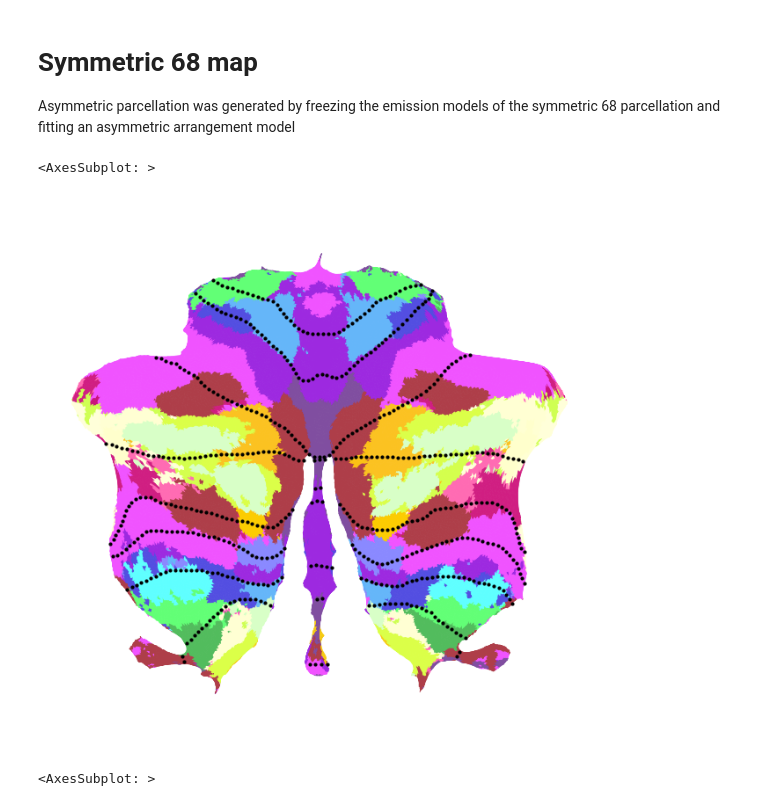
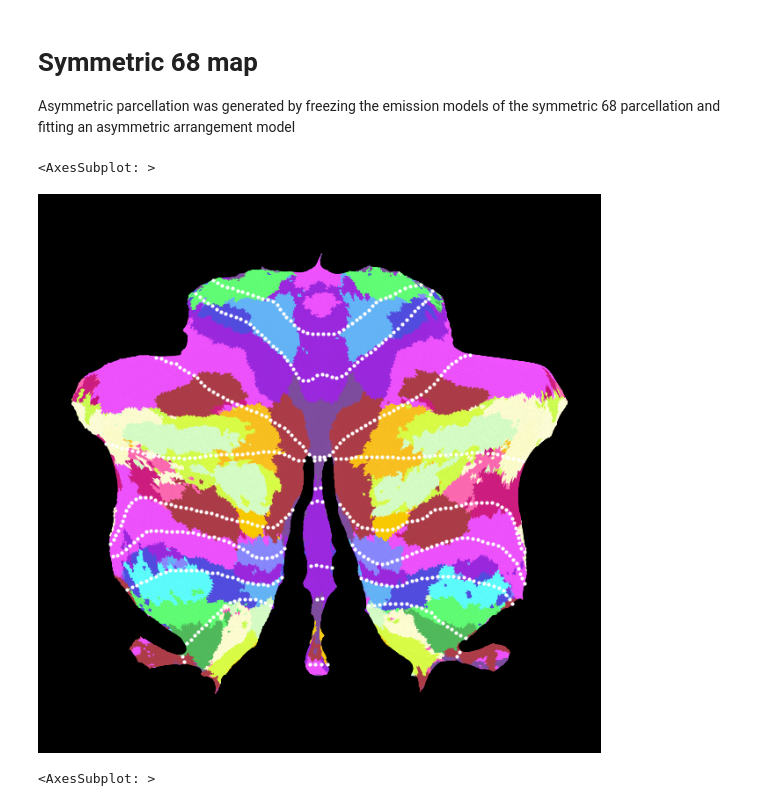
Before and after one commit to DiedrichsenLab/ProbabilisticParcellation, a Jupyter notebook: notebooks/atlas_paper/atlas_flatmaps.ipynb, the cells around one changed output. Drawn from its saved outputs; the diff is of its cells as text; code cells hidden in the pictures.

```diff
--- a/notebooks/atlas_paper/atlas_flatmaps.ipynb
+++ b/notebooks/atlas_paper/atlas_flatmaps.ipynb
@@ -32,28 +32,36 @@ figure_path = "/Users/jdiedrichsen/Dropbox (Diedrichsenlab)/papers/AtlasPaper/fi
 if not os.path.exists(figure_path):
     figure_path = "/Users/callithrix/Dropbox/AtlasPaper/figure_parts/"
 atlas_dir = '/Volumes/diedrichsen_data$/data/Cerebellum/ProbabilisticParcellationModel/Atlases/'
+
+
+# Figure settings
+figsize=(8,8)
+colorbar=False
+bordersize=4
+bordercolor='w'
+backgroundcolor='k'
 # %%
-figsize = (8, 8)
+
 _, cmap, labels = nt.read_lut(atlas_dir + 'NettekovenSym68.lut')
 pseg = nb.load(atlas_dir + 'NettekovenSym68_space-MNISymC2_probseg.nii')
 
 plt.figure(figsize=figsize)
 surf_data = suit.flatmap.vol_to_surf(pseg, stats='nanmean',
                                              space='MNISymC')
 label = np.argmax(surf_data, axis=1) + 1
 suit.flatmap.plot(label,
     render='matplotlib',
     cmap=cmap,
     new_figure=False,
     label_names=labels,
     overlay_type='label',
-    colorbar=False,
-    bordersize=4)
+    colorbar=colorbar,
+    bordersize=bordersize, bordercolor=bordercolor, backgroundcolor=backgroundcolor)
 # ax.show()
-# plt.savefig(figure_path + 'NettekovenSym68_flatmap.png', dpi=300,bbox_inches='tight')
+# plt.savefig(figure_path + f'NettekovenSym68_flatmap{backgroundcolor}.png', dpi=300,bbox_inches='tight')
 # %% [output]
 <AxesSubplot: >
-[figure, old version]
+[figure, new version]
 # %%
 figsize = (12, 12)
 _, cmap, labels = nt.read_lut(atlas_dir +
```
Also changed, not shown: parts of 4 cells of this notebook, 7 other files.
